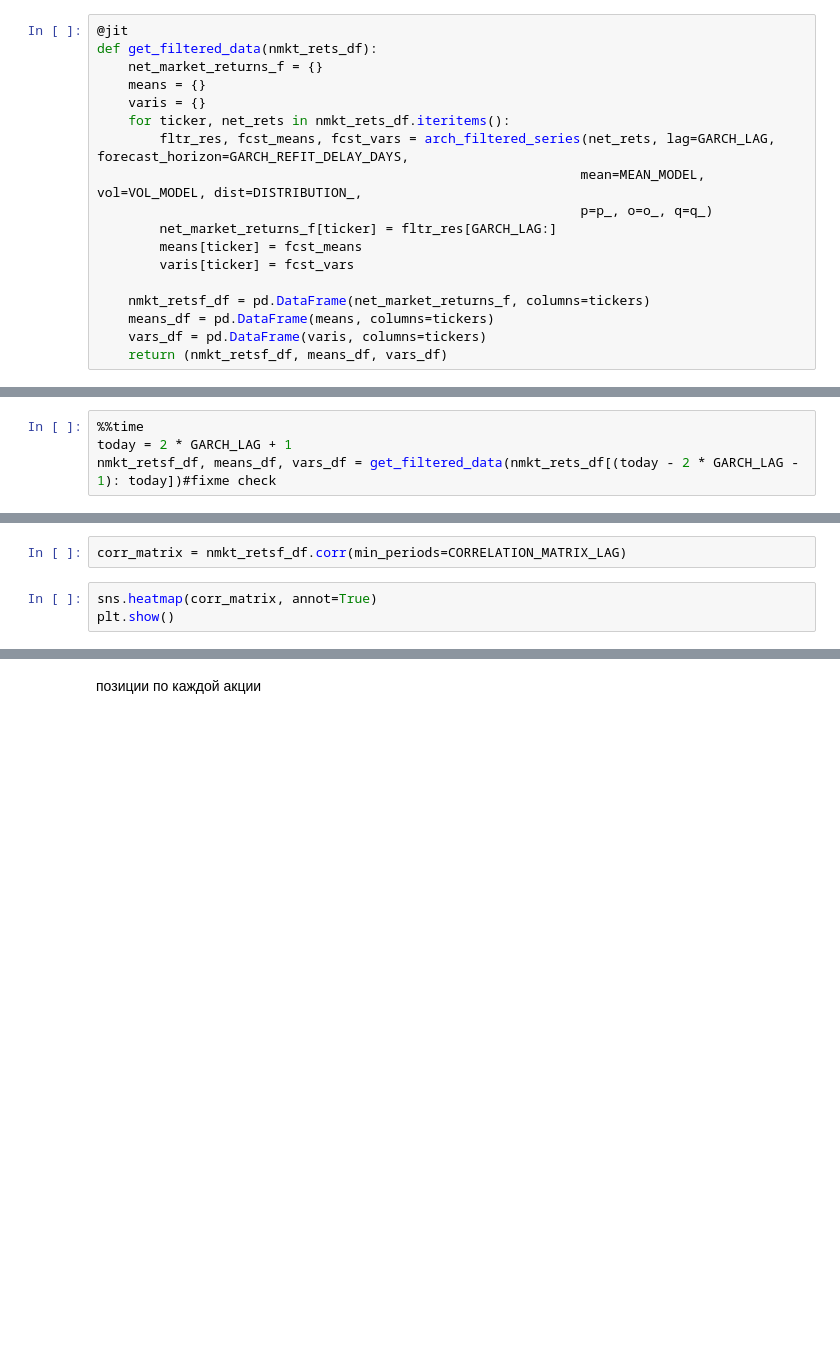
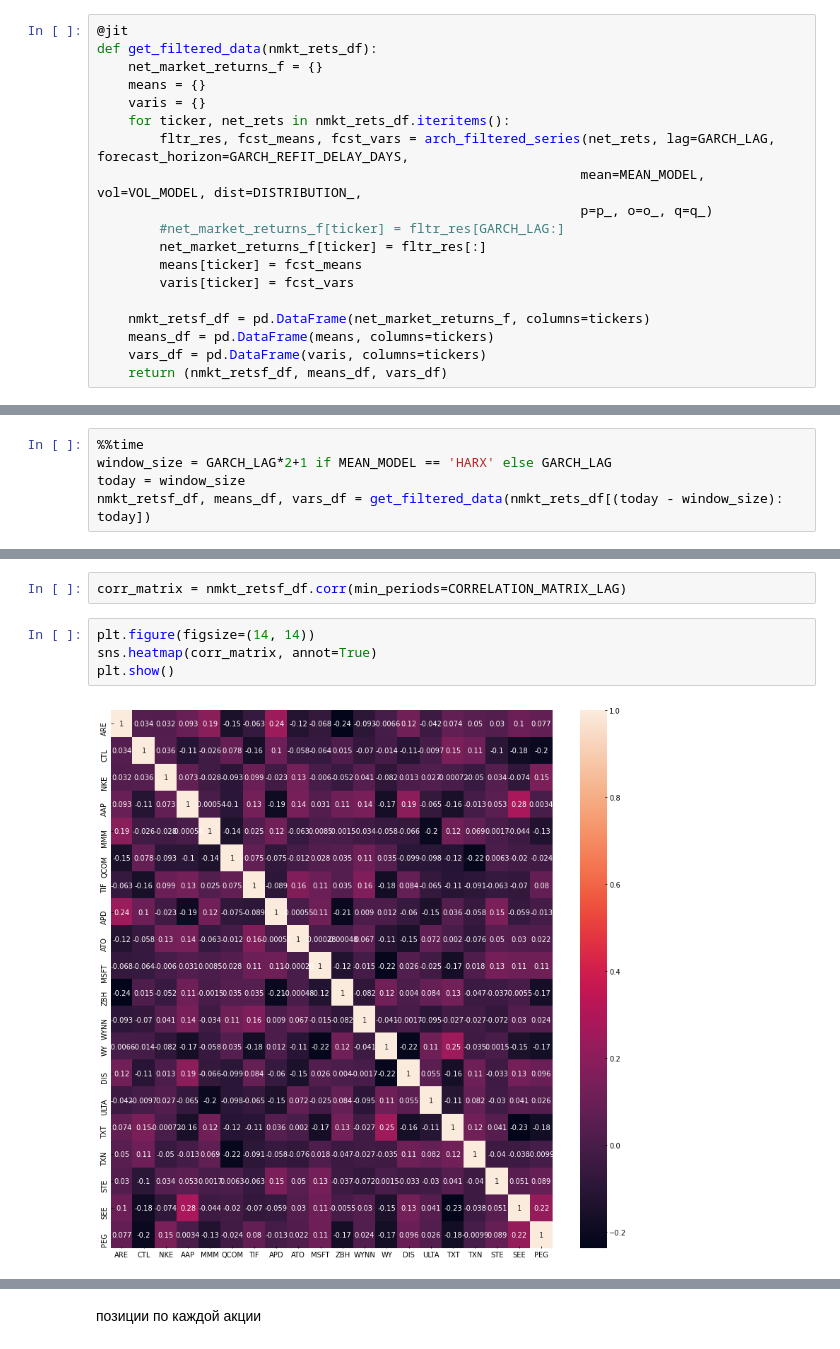
Before and after one commit to krems/cmf_case_1_week, a Jupyter notebook: cross-sectional-mean-reversion.ipynb, the cells around one changed output, grey strips where cells are left out. Drawn from its saved outputs; the diff is of its cells as text; blank space fills up the shorter version.

```diff
--- a/cross-sectional-mean-reversion.ipynb
+++ b/cross-sectional-mean-reversion.ipynb
@@ -165,7 +176,8 @@ def get_filtered_data(nmkt_rets_df):
         fltr_res, fcst_means, fcst_vars = arch_filtered_series(net_rets, lag=GARCH_LAG, forecast_horizon=GARCH_REFIT_DELAY_DAYS,
                                                               mean=MEAN_MODEL, vol=VOL_MODEL, dist=DISTRIBUTION_,
                                                               p=p_, o=o_, q=q_)
-        net_market_returns_f[ticker] = fltr_res[GARCH_LAG:]
+        #net_market_returns_f[ticker] = fltr_res[GARCH_LAG:]
+        net_market_returns_f[ticker] = fltr_res[:]
         means[ticker] = fcst_means
         varis[ticker] = fcst_vars
 
@@ -311,4 +439,5 @@ nmkt_rets_df
 # %%
 %%time
-today = 2 * GARCH_LAG + 1
-nmkt_retsf_df, means_df, vars_df = get_filtered_data(nmkt_rets_df[(today - 2 * GARCH_LAG - 1): today])#fixme check
+window_size = GARCH_LAG*2+1 if MEAN_MODEL == 'HARX' else GARCH_LAG
+today = window_size
+nmkt_retsf_df, means_df, vars_df = get_filtered_data(nmkt_rets_df[(today - window_size): today])
@@ -317,5 +470,8 @@ nmkt_retsf_df, means_df, vars_df = get_filtered_data(nmkt_rets_df[(today - 2 * G
 # %%
 corr_matrix = nmkt_retsf_df.corr(min_periods=CORRELATION_MATRIX_LAG)
 # %%
+plt.figure(figsize=(14, 14))
 sns.heatmap(corr_matrix, annot=True)
 plt.show()
+# %% [output]
+[figure, added]
```
Also changed, not shown: parts of 112 cells of this notebook, 4 other files.
